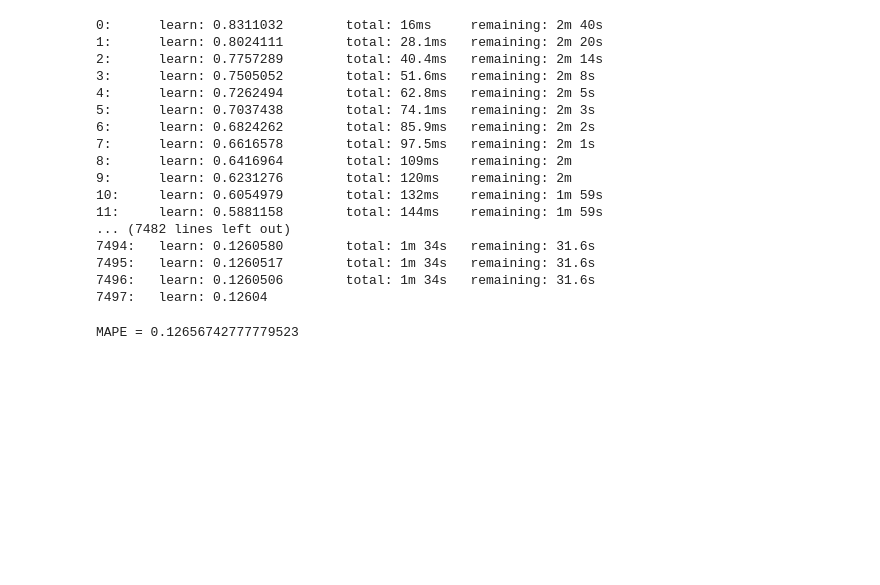
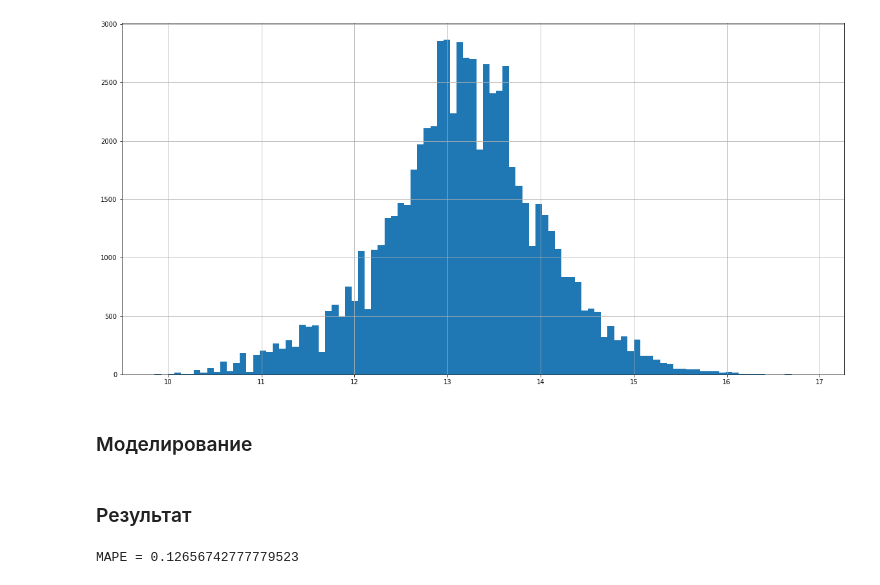
Before and after one commit to Lemax7/Choose_auto, a Jupyter notebook: Choose_auto_2.ipynb, the cells around one changed output. Cells and saved outputs as stored; diff of their text form; code cells hidden in the pictures; blank space fills up the shorter version.

```diff
--- a/Choose_auto_2.ipynb
+++ b/Choose_auto_2.ipynb
@@ -393,3 +399,8 @@ y_cleaned.hist()
+# %%
+fig, ax = plt.subplots(figsize=(20, 10))
+y_cleaned.hist(bins=100);
+# %% [output]
+[figure, added]
 # %%
 # для обучения брал выборки в 5-10%
 X_cleaned_sample = X_cleaned.sample(frac=1.0, random_state=42)
@@ -409,6 +420,8 @@ X_cat = encoder.fit_transform(X_cleaned_sample[cat_features])
 
 # стыкуем все
 X = hstack((X_num, X_cat))
+# %% [markdown]
+### Моделирование
 # %%
 # хотел сделать через cross_val - но target нужно вытаскивать из логарифма, поэтому scoring получается кастомный
 # как сделать cross_val на кастомном scoring - пока не умею
@@ -418,7 +431,7 @@ X_train, X_test, y_train, y_test = train_test_split(X, y_cleaned_sample,
                                                     test_size=0.3, shuffle=True, random_state=42)
 # %%
 # гиперпараметры подобраны множеством попыток
-cb = CatBoostRegressor(depth=7, iterations=10000, learning_rate=0.045)
+cb = CatBoostRegressor(depth=7, iterations=10000, learning_rate=0.045, verbose=False)
 
 cb.fit(X_train, y_train)
 y_pred = cb.predict(X_test)
@@ -447,24 +460,8 @@ mape = (abs(np.exp(y_pred) - np.exp(y_test))/np.exp(y_test)).mean()
 # cb.fit(X_train_pool)
 # y_pred = cb.predict(X_test_pool)
 # (abs(np.exp(y_pred) - np.exp(y_test))/np.exp(y_test)).mean()
-# %% [output]
-0:      learn: 0.8311032        total: 16ms     remaining: 2m 40s
-1:      learn: 0.8024111        total: 28.1ms   remaining: 2m 20s
-2:      learn: 0.7757289        total: 40.4ms   remaining: 2m 14s
-3:      learn: 0.7505052        total: 51.6ms   remaining: 2m 8s
-4:      learn: 0.7262494        total: 62.8ms   remaining: 2m 5s
-5:      learn: 0.7037438        total: 74.1ms   remaining: 2m 3s
-6:      learn: 0.6824262        total: 85.9ms   remaining: 2m 2s
-7:      learn: 0.6616578        total: 97.5ms   remaining: 2m 1s
-8:      learn: 0.6416964        total: 109ms    remaining: 2m
-9:      learn: 0.6231276        total: 120ms    remaining: 2m
-10:     learn: 0.6054979        total: 132ms    remaining: 1m 59s
-11:     learn: 0.5881158        total: 144ms    remaining: 1m 59s
-... (7482 lines left out)
-7494:   learn: 0.1260580        total: 1m 34s   remaining: 31.6s
-7495:   learn: 0.1260517        total: 1m 34s   remaining: 31.6s
-7496:   learn: 0.1260506        total: 1m 34s   remaining: 31.6s
-7497:   learn: 0.12604
+# %% [markdown]
+### Результат
 # %%
 print(f'MAPE = {mape}')
 # %% [output]
```
Also changed, not shown: parts of 8 cells of this notebook.
